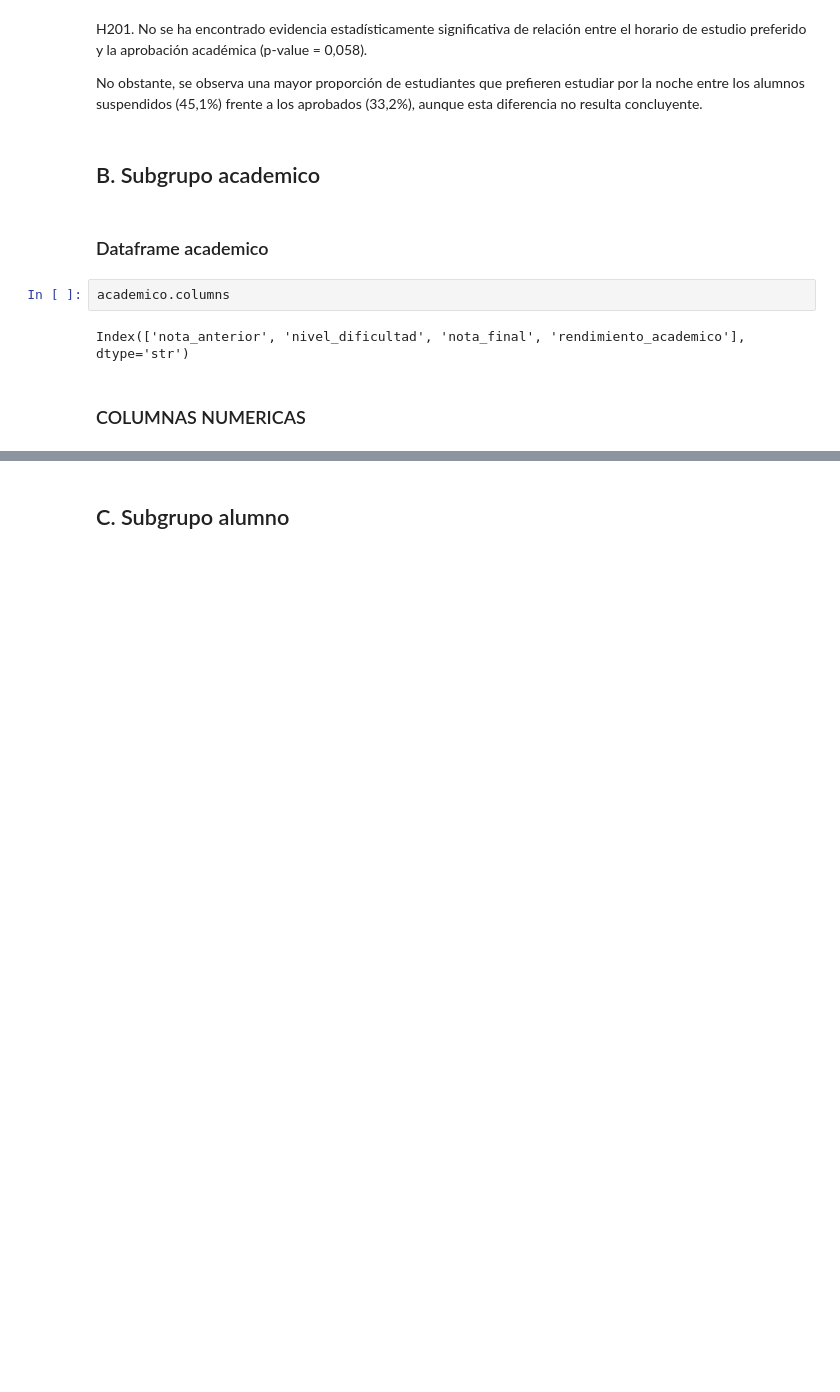
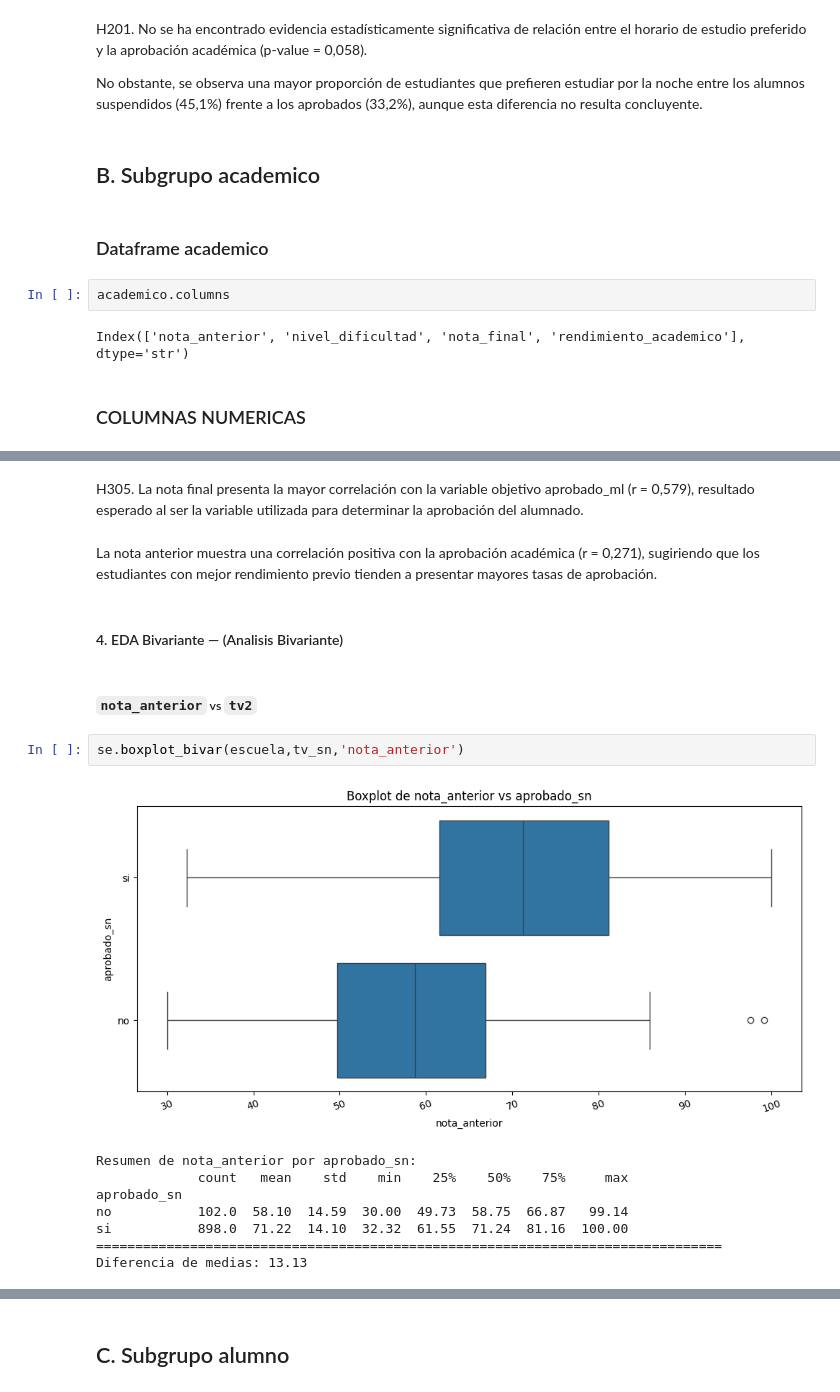
Before and after one commit to FM-Luque/5.DataProyect_Machine_Learning, a Jupyter notebook: notebooks/03_eda.ipynb, the cells around one changed output, grey strips where cells are left out. Cells and saved outputs as stored; diff of their text form; blank space fills up the shorter version.

```diff
--- a/notebooks/03_eda.ipynb
+++ b/notebooks/03_eda.ipynb
@@ -443,0 +504,20 @@ Index(['nota_anterior', 'nivel_dificultad', 'nota_final', 'rendimiento_academico
+# %% [markdown]
+H305.
+La nota final presenta la mayor correlación con la variable objetivo aprobado_ml (r = 0,579), resultado esperado al ser la variable utilizada para determinar la aprobación del alumnado.
+# %% [markdown]
+La nota anterior muestra una correlación positiva con la aprobación académica (r = 0,271), sugiriendo que los estudiantes con mejor rendimiento previo tienden a presentar mayores tasas de aprobación.
+# %% [markdown]
+#### 4. EDA Bivariante — (Analisis Bivariante)
+# %% [markdown]
+##### `nota_anterior` vs `tv2`
+# %%
+se.boxplot_bivar(escuela,tv_sn,'nota_anterior')
+# %% [output]
+[figure, added]
+Resumen de nota_anterior por aprobado_sn:
+             count   mean    std    min    25%    50%    75%     max
+aprobado_sn
+no           102.0  58.10  14.59  30.00  49.73  58.75  66.87   99.14
+si           898.0  71.22  14.10  32.32  61.55  71.24  81.16  100.00
+================================================================================
+Diferencia de medias: 13.13
```
Also changed, not shown: parts of 134 cells of this notebook, 4 other files.
